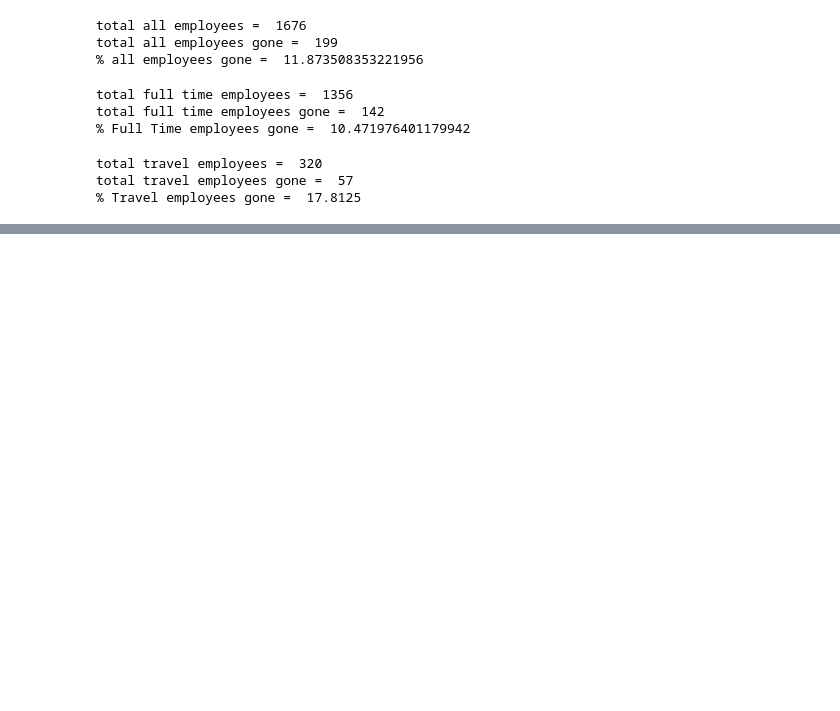
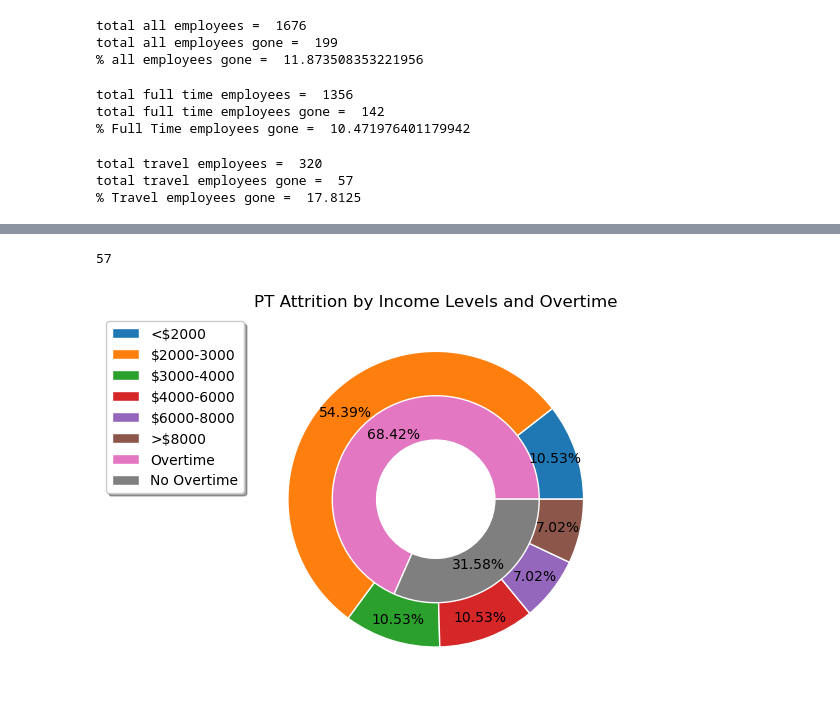
Before and after one commit to raamnath025/Project-1, a Jupyter notebook: Nurse_Pay.ipynb, the cells around one changed output, grey strips where cells are left out. Drawn from its saved outputs; the diff is of its cells as text; code cells hidden in the pictures; blank space fills up the shorter version.

```diff
--- a/Nurse_Pay.ipynb
+++ b/Nurse_Pay.ipynb
@@ -201,5 +215,43 @@ brkdn
+# %%
+attritionYesPT = part_time_df[part_time_df["Attrition"]=="Yes"].reset_index(drop=True)
+attritionYesPT.head()
+len(attritionYesPT)
+# %% [output]
+57
 # %%
-# analyze data with plots of the following;
-# pie chart - ft vs pt
-# bar chart - attrition vs type (ft and pt)
 # bar chart - salary vs attrition vs type (ft / pt)
+# Attrition by Income Levels & Overtime
+# Add bins to add income levels column
+
+
+
+incomeBins = [0,2000,3000,4000,6000,8000, 20000]
+incomeLabels = ["<$2000", "$2000-3000", "$3000-4000", "$4000-6000", "$6000-8000", ">$8000"]
+attritionYesPT["Income"] = pd.cut(attritionYesPT["MonthlyIncome"], incomeBins, labels=incomeLabels)
+
+# Nested pie char
+incomeYes=attritionYesPT.groupby("Income")["Attrition"].count()
+overtime=attritionYesPT["OverTime"].value_counts()
+iOLabels = ["<$2000", "$2000-3000", "$3000-4000", "$4000-6000", "$6000-8000", ">$8000","Overtime", "No Overtime"]
+fig, ax = plt.subplots()
+
+plot1 = ax.pie(incomeYes,
+       radius=1,
+       labels=None,
+       autopct="%1.2f%%",
+       pctdistance=0.85,
+       wedgeprops=dict(width=0.5, edgecolor='w')) # makes it a donut
+
+plot2 = ax.pie(overtime,
+       radius=1-0.3,
+       labels=None,
+       autopct="%1.2f%%",
+       pctdistance=0.75,
+       wedgeprops=dict(width=0.3, edgecolor='w'))
+
+ax.set_title("PT Attrition by Income Levels and Overtime")
+ax.legend(plot1[0] + plot2[0], iOLabels, bbox_to_anchor=(0,0,0,1), loc="upper right", shadow=True)
+plt.savefig("PT Attrition by Income Levels and Overtime")
+# Note: this chart does not show an overlap between income levels and overtime
+# %% [output]
+[figure, added]
```
Also changed, not shown: parts of 10 cells of this notebook.
